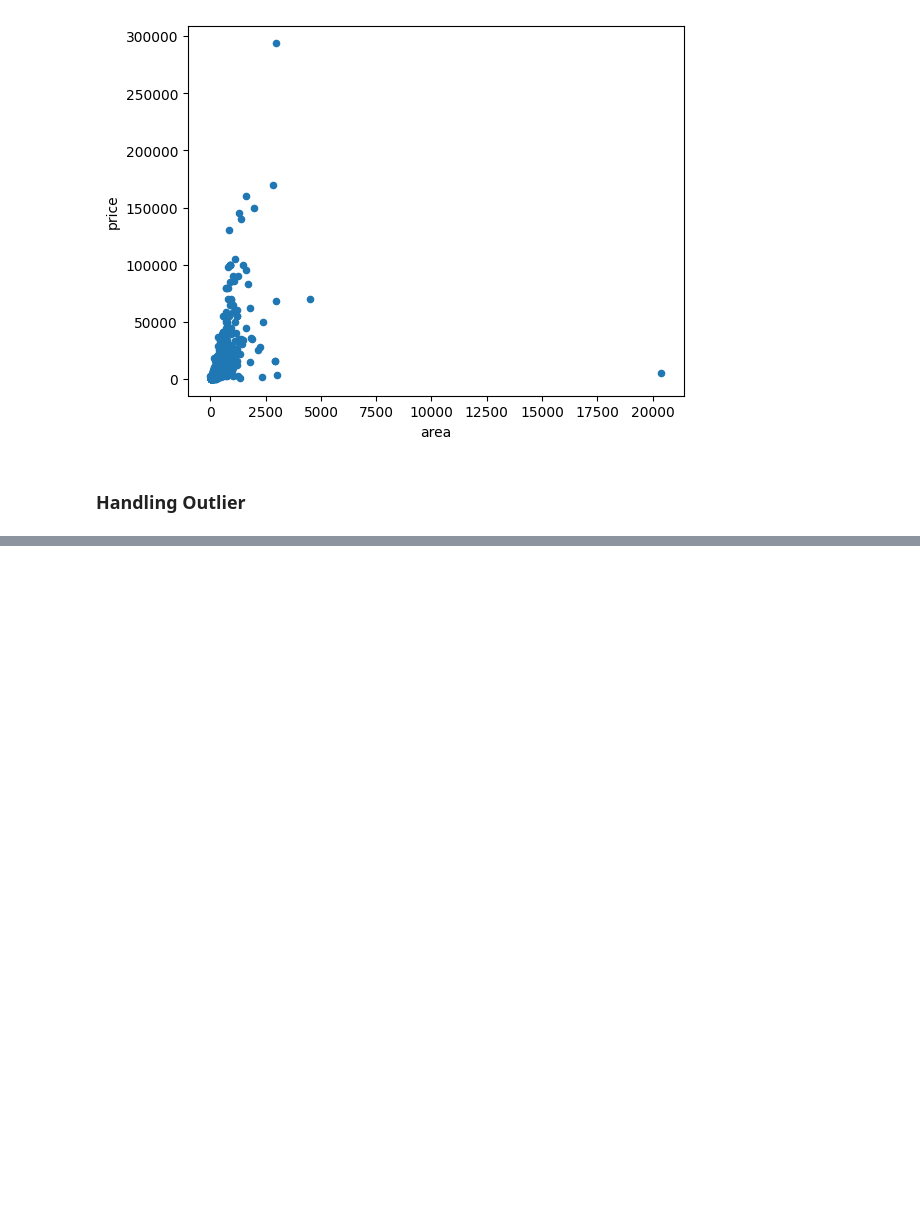
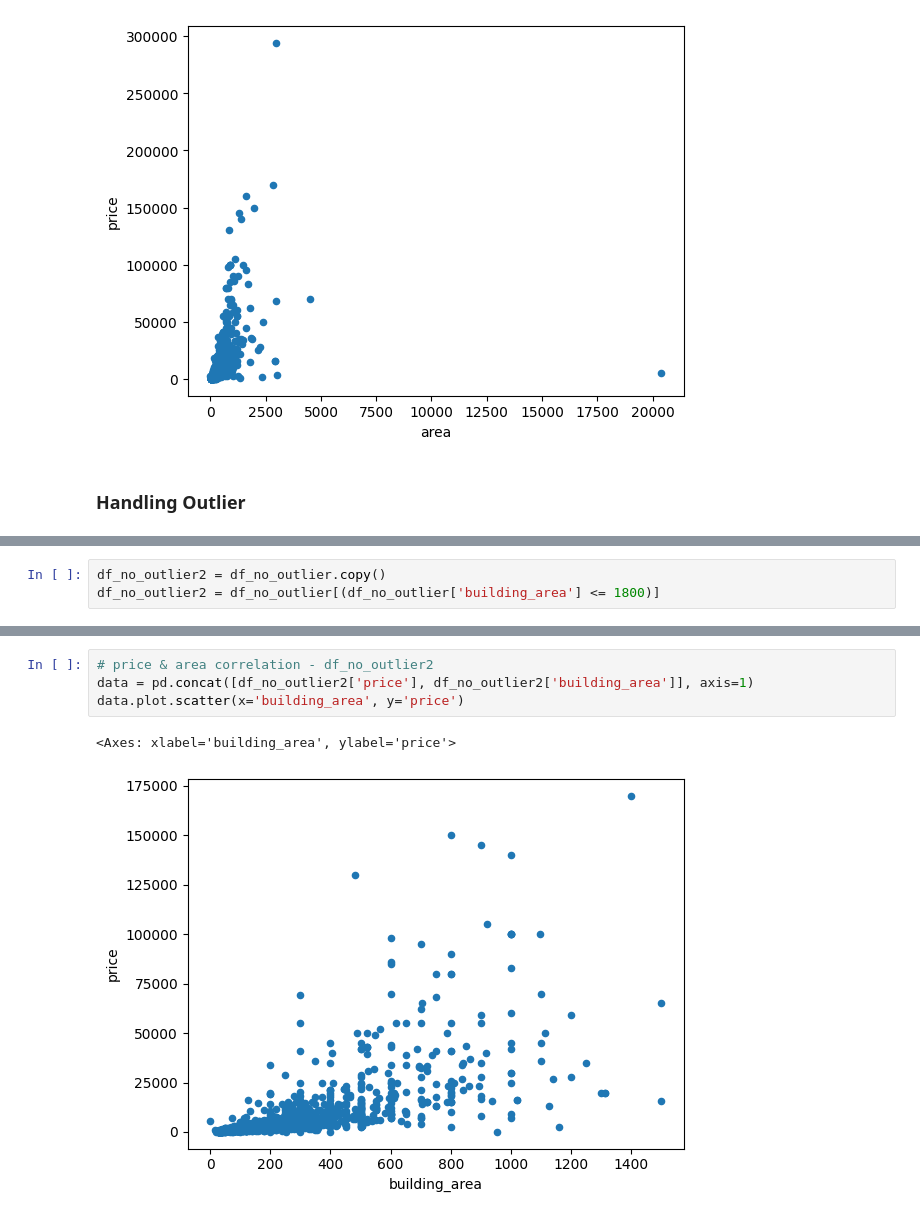
Before and after one commit to mfachrulrazy/end-to-end-ml-project, a Jupyter notebook: 01_dataprep.ipynb, the cells around one changed output, grey strips where cells are left out. Saved outputs shown, nothing was run; the diff lists cells and outputs as text; blank space fills up the shorter version.

```diff
--- a/01_dataprep.ipynb
+++ b/01_dataprep.ipynb
@@ -540,0 +561,3 @@ df_transformed[df_transformed['price'] > 200000]
+# %%
+df_no_outlier2 = df_no_outlier.copy()
+df_no_outlier2 = df_no_outlier[(df_no_outlier['building_area'] <= 1800)]
@@ -540,0 +576,7 @@ df_transformed[df_transformed['price'] > 200000]
+# %%
+# price & area correlation - df_no_outlier2
+data = pd.concat([df_no_outlier2['price'], df_no_outlier2['building_area']], axis=1)
+data.plot.scatter(x='building_area', y='price')
+# %% [output]
+<Axes: xlabel='building_area', ylabel='price'>
+[figure, added]
```
Also changed, not shown: parts of 9 cells of this notebook.
